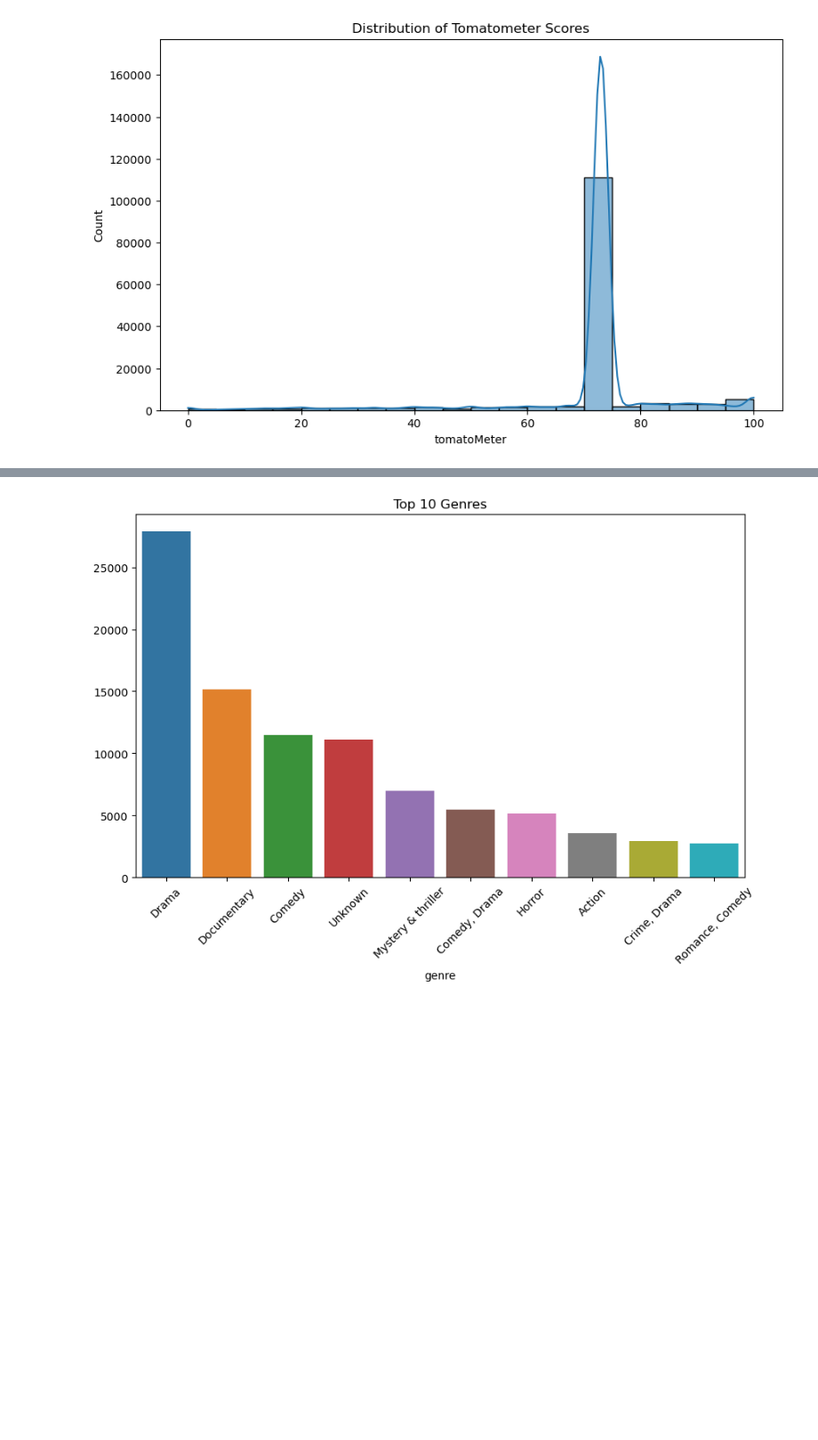
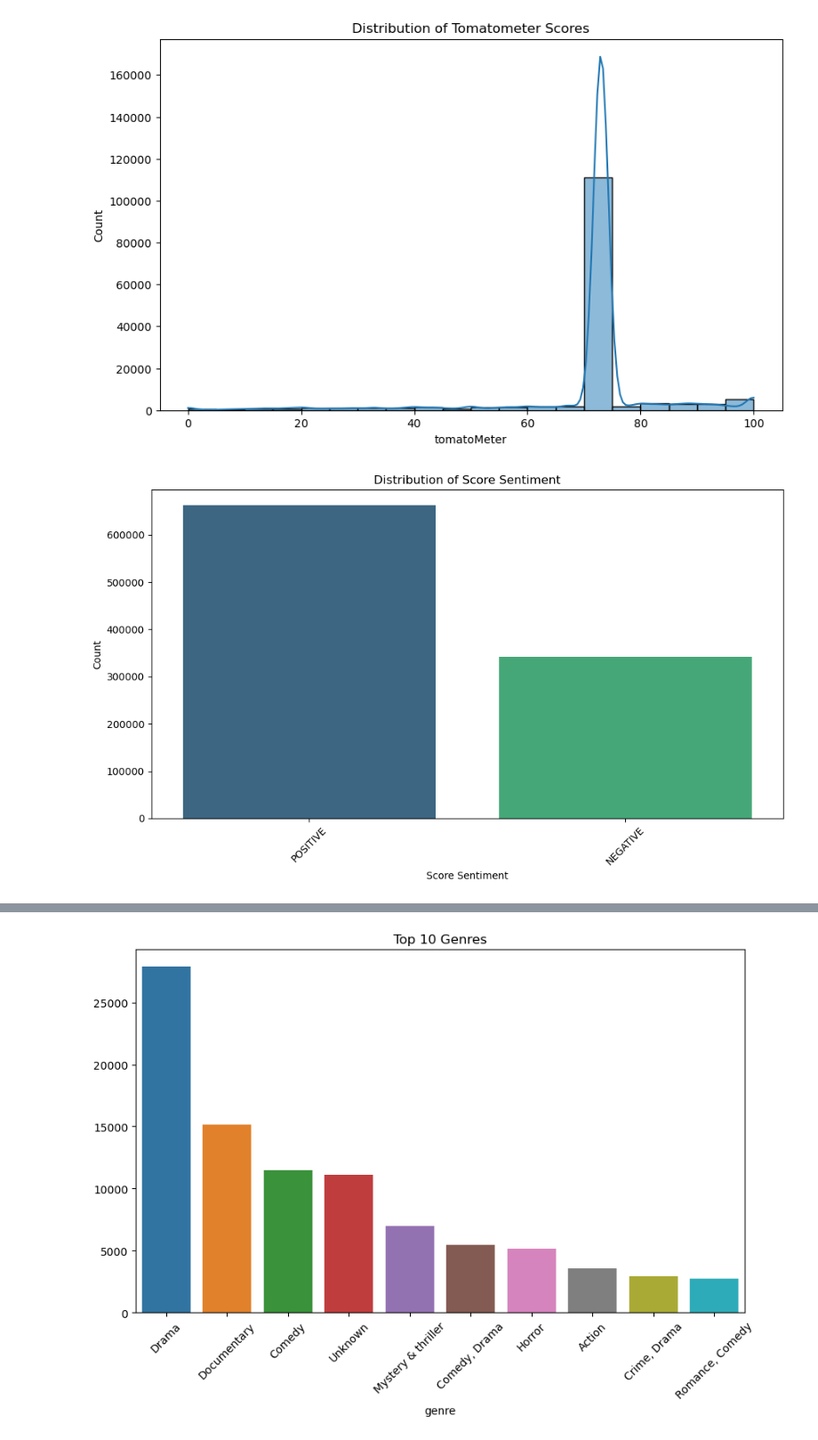
Before and after one commit to kuntarvishnuprasad41/movie-recommendations-system, a Jupyter notebook: movie-rec-system-fo.ipynb, the cells around one changed output, grey strips where cells are left out. Shown: that part at 89% size. Saved outputs shown, nothing was run; the diff lists cells and outputs as text; code cells hidden in the pictures; blank space fills up the shorter version.

```diff
--- a/movie-rec-system-fo.ipynb
+++ b/movie-rec-system-fo.ipynb
@@ -273,3 +289,19 @@ plt.show()
 # %% [output]
 [figure]
 [figure]
+# %%
+
+# Plotting the distribution of score sentiment
+plt.figure(figsize=(10, 6))
+
+# Histogram of score sentiment
+sns.countplot(x='scoreSentiment', data=reviews, palette='viridis')
+plt.title('Distribution of Score Sentiment')
+plt.xlabel('Score Sentiment')
+plt.ylabel('Count')
+
+plt.xticks(rotation=45)
+plt.tight_layout()
+plt.show()
+# %% [output]
+[figure, added]
```
Also changed, not shown: parts of 16 cells of this notebook.
